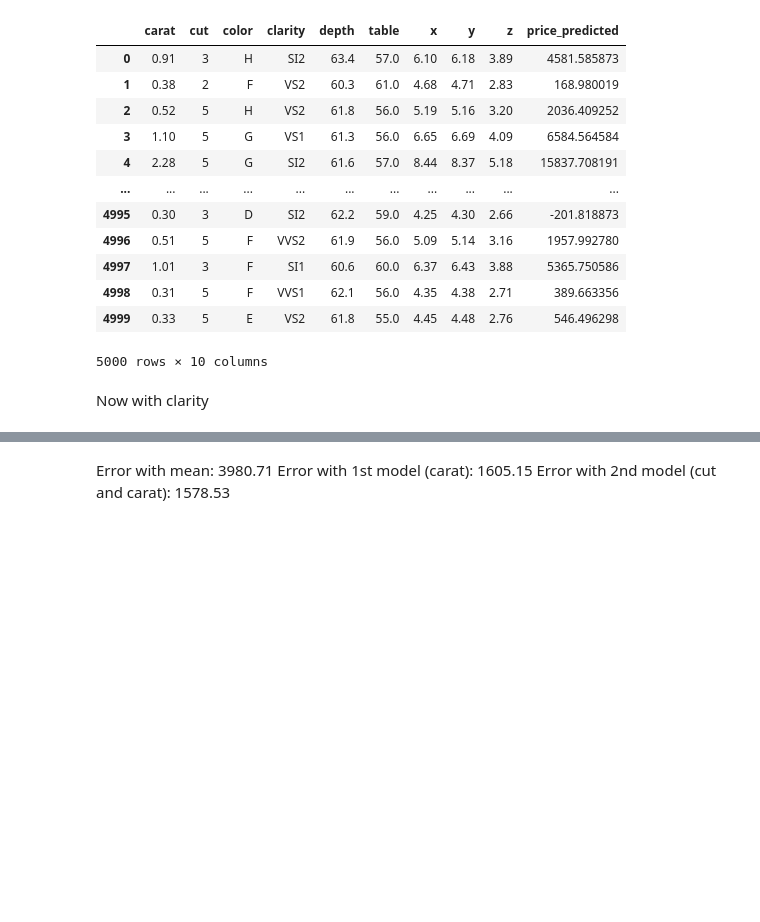
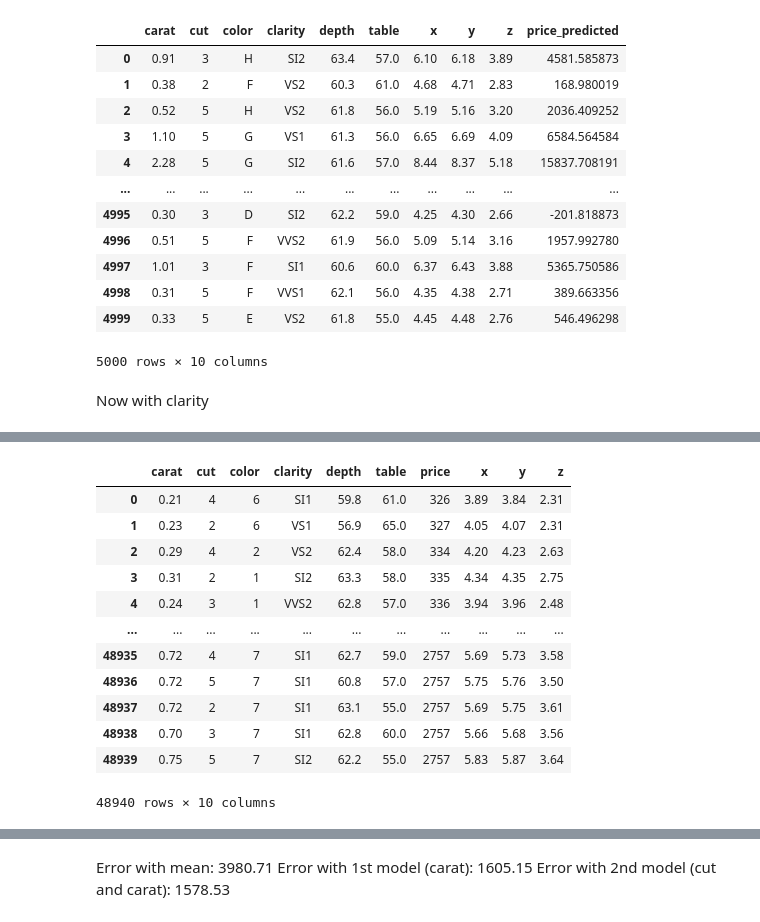
Before and after one commit to hbatistuzzo/Diamonds_regression, a Jupyter notebook: diamonds_henrique.ipynb, the cells around one changed output, grey strips where cells are left out. Drawn from its saved outputs; the diff is of its cells as text; code cells hidden in the pictures; blank space fills up the shorter version.

Commit message:
updated tables

```diff
--- a/diamonds_henrique.ipynb
+++ b/diamonds_henrique.ipynb
@@ -345,0 +384,6 @@ Now with clarity
+# %%
+diamonds_new.loc[diamonds['cut'] == 'Fair','cut'] = 1
+diamonds_new.loc[diamonds['cut'] == 'Good','cut'] = 2
+diamonds_new.loc[diamonds['cut'] == 'Very Good','cut'] = 3
+diamonds_new.loc[diamonds['cut'] == 'Premium','cut'] = 4
+diamonds_new.loc[diamonds['cut'] == 'Ideal','cut'] = 5
@@ -345,0 +420,24 @@ Now with clarity
+# %%
+diamonds_new.loc[diamonds['color'] == 'J','color'] = 1
+diamonds_new.loc[diamonds['color'] == 'I','color'] = 2
+diamonds_new.loc[diamonds['color'] == 'H','color'] = 3
+diamonds_new.loc[diamonds['color'] == 'G','color'] = 4
+diamonds_new.loc[diamonds['color'] == 'F','color'] = 5
+diamonds_new.loc[diamonds['color'] == 'E','color'] = 6
+diamonds_new.loc[diamonds['color'] == 'D','color'] = 7
+# %%
+diamonds_new
+# %% [output]
+|  | carat | cut | color | clarity | depth | table | price | x | y | z |
+| 0 | 0.21 | 4 | 6 | SI1 | 59.8 | 61.0 | 326 | 3.89 | 3.84 | 2.31 |
+| 1 | 0.23 | 2 | 6 | VS1 | 56.9 | 65.0 | 327 | 4.05 | 4.07 | 2.31 |
+| 2 | 0.29 | 4 | 2 | VS2 | 62.4 | 58.0 | 334 | 4.20 | 4.23 | 2.63 |
+| 3 | 0.31 | 2 | 1 | SI2 | 63.3 | 58.0 | 335 | 4.34 | 4.35 | 2.75 |
+| 4 | 0.24 | 3 | 1 | VVS2 | 62.8 | 57.0 | 336 | 3.94 | 3.96 | 2.48 |
+| ... | ... | ... | ... | ... | ... | ... | ... | ... | ... | ... |
+| 48935 | 0.72 | 4 | 7 | SI1 | 62.7 | 59.0 | 2757 | 5.69 | 5.73 | 3.58 |
+| 48936 | 0.72 | 5 | 7 | SI1 | 60.8 | 57.0 | 2757 | 5.75 | 5.76 | 3.50 |
+| 48937 | 0.72 | 2 | 7 | SI1 | 63.1 | 55.0 | 2757 | 5.69 | 5.75 | 3.61 |
+| 48938 | 0.70 | 3 | 7 | SI1 | 62.8 | 60.0 | 2757 | 5.66 | 5.68 | 3.56 |
+| 48939 | 0.75 | 5 | 7 | SI2 | 62.2 | 55.0 | 2757 | 5.83 | 5.87 | 3.64 |
+48940 rows × 10 columns
```
Also changed, not shown: parts of 12 cells of this notebook, 2 other files.
